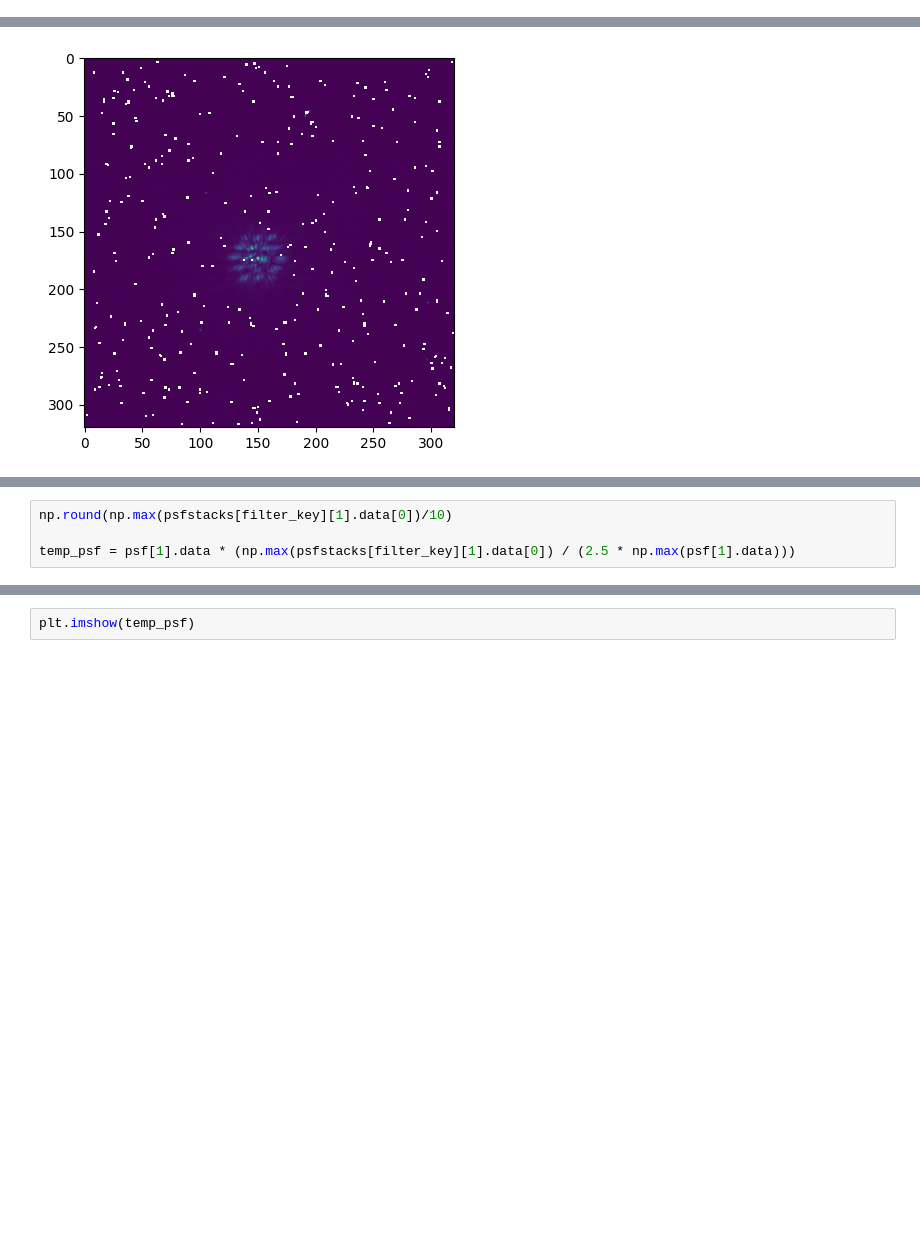
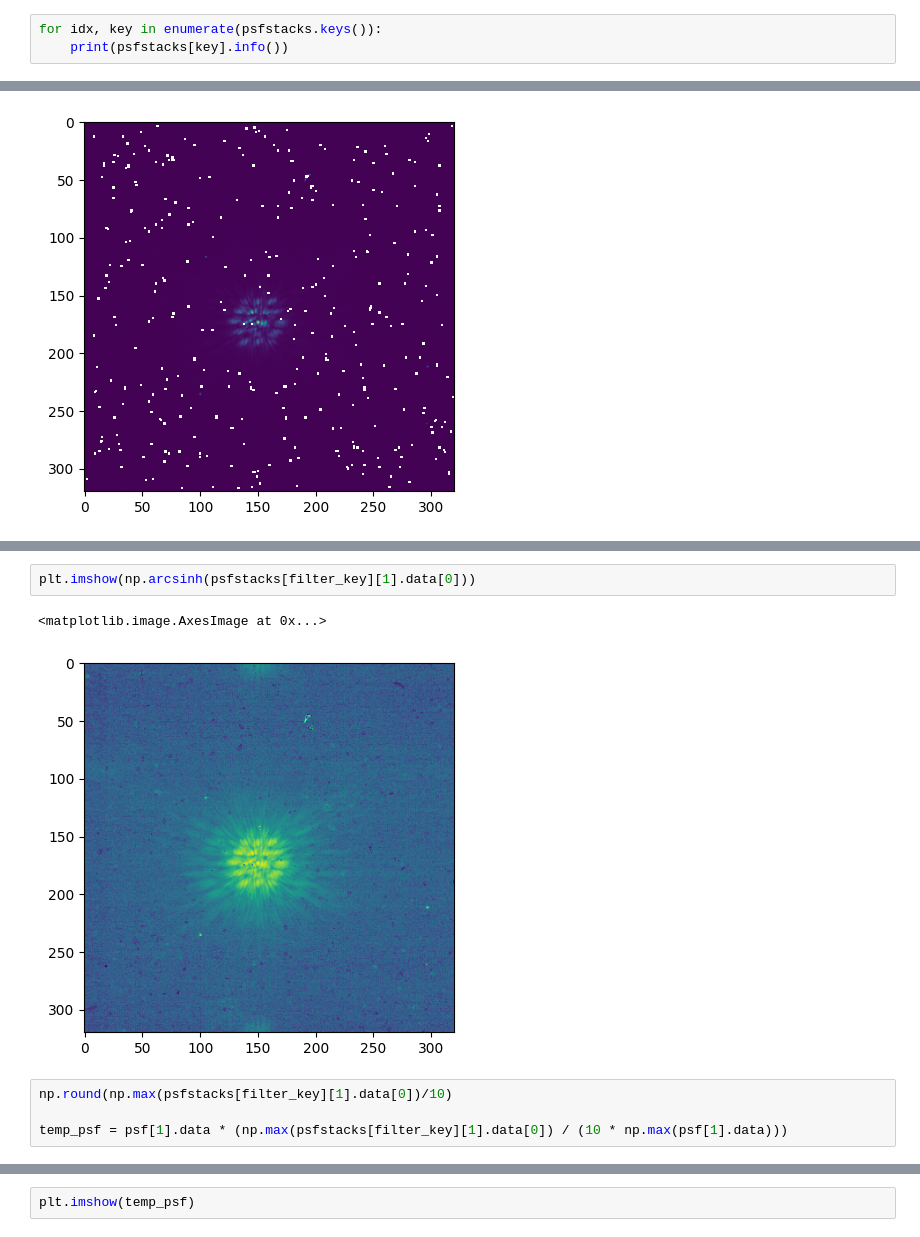
Before and after one commit to AstroMusers/AI-Boosted-Coronagraphy, a Jupyter notebook: notebooks/injection.ipynb, the cells around one changed output, grey strips where cells are left out. Cells and saved outputs as stored; diff of their text form; blank space fills up the shorter version.

```diff
--- a/notebooks/injection.ipynb
+++ b/notebooks/injection.ipynb
@@ -67,0 +56,3 @@ psfstacks
+# %%
+for idx, key in enumerate(psfstacks.keys()):
+    print(psfstacks[key].info())
@@ -264,10 +283,15 @@ plt.imshow(psfstacks[filter_key][1].data[0])
 # %% [output]
 <matplotlib.image.AxesImage at 0x...>
 [figure]
+# %%
+plt.imshow(np.arcsinh(psfstacks[filter_key][1].data[0]))
+# %% [output]
+<matplotlib.image.AxesImage at 0x...>
+[figure, added]
 # %%
 np.round(np.max(psfstacks[filter_key][1].data[0])/10)
 
-temp_psf = psf[1].data * (np.max(psfstacks[filter_key][1].data[0]) / (2.5 * np.max(psf[1].data)))
+temp_psf = psf[1].data * (np.max(psfstacks[filter_key][1].data[0]) / (10 * np.max(psf[1].data)))
 # %%
 np.max(temp_psf), np.max(psfstacks[filter_key][1].data[0])
 # %% [output]
```
Also changed, not shown: parts of 10 cells of this notebook, 2 other files.
